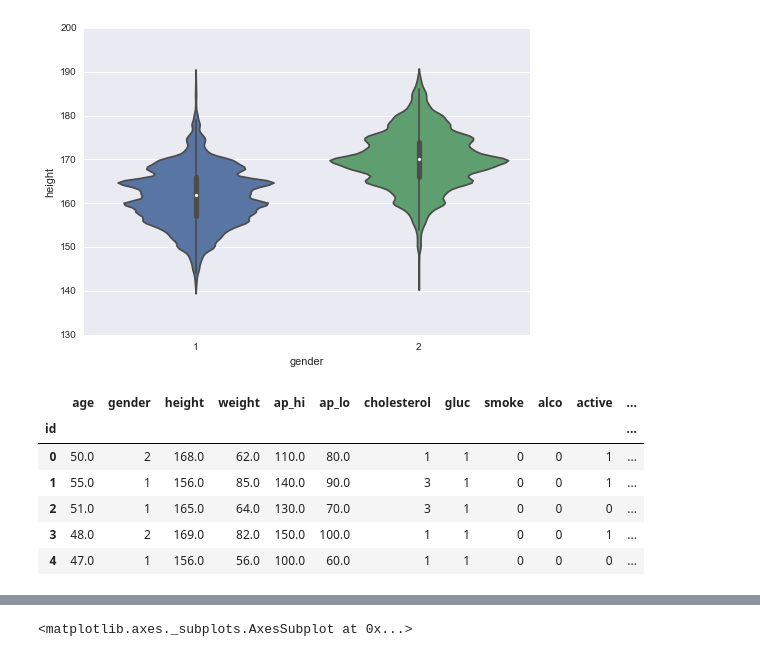
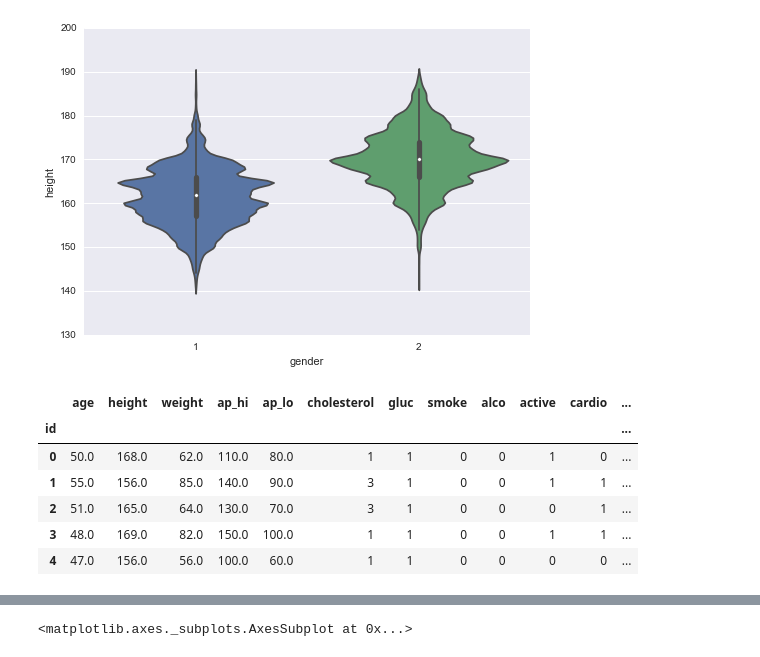
Before and after one commit to senior-sigan/ML_Competitions, a Jupyter notebook: mlbootcamp_health/Investigate.ipynb, the cells around one changed output, grey strips where cells are left out. Drawn from its saved outputs; the diff is of its cells as text; code cells hidden in the pictures.

```diff
--- a/mlbootcamp_health/Investigate.ipynb
+++ b/mlbootcamp_health/Investigate.ipynb
@@ -133,6 +133,8 @@ sns.violinplot(y='height', x='gender', data=data[(data['height'] < 190) & (data[
 # %%
 def prepare(df):
     df = df.copy()
+    df.replace('None', 0, inplace=True)
+    df[['age', 'ap_hi', 'ap_lo', 'height', 'weight', 'gender', 'active', 'alco', 'smoke']] = df[['age', 'ap_hi', 'ap_lo', 'height', 'weight', 'gender', 'active', 'alco', 'smoke']].apply(pd.to_numeric)
     df['age'] = df['age'] // 365.25
     df['ap_hi'] = np.abs(df['ap_hi'])
     df['ap_lo'] = np.abs(df['ap_lo'])
@@ -146,51 +148,53 @@ def prepare(df):
     df.loc[df['ap_lo'] <= 20, 'ap_lo'] *= 10
     df.loc[df['ap_lo'] < 1, 'ap_lo'] = 70
 
     index = (df['ap_lo'] > df['ap_hi'])
     ap_lo = df.loc[index, 'ap_lo']
     ap_hi = df.loc[index, 'ap_hi']
     df.loc[index, 'ap_hi'] = ap_lo
     df.loc[index, 'ap_lo'] = ap_hi
 
-    df['ap_delta'] = np.abs(df['ap_hi'] - df['ap_lo'])
-    df['ap_avg'] = (df['ap_hi'] + 2 * df['ap_lo']) / 3
+#     df['ap_delta'] = np.abs(df['ap_hi'] - df['ap_lo'])
+    df['ap_avg'] = np.round((df['ap_hi'] + 2 * df['ap_lo']) / 3)
     df.loc[df['height'] > 210, 'height'] -= 100
     df.loc[(df['height'] < 100) & (df['weight'] < 100), 'height'] += 100
 
     index = (df['height'] < 100) & (df['weight'] >= 100)
     h = df.loc[index, 'height']
     w = df.loc[index, 'weight']
     df.loc[index, 'height'] = w
     df.loc[index, 'weight'] = h
 
-    df['imt'] = df['weight'] / ((df['height'] / 100.0) ** 2)
+    df['imt'] = np.round(df['weight'] / ((df['height'] / 100.0) ** 2))
 
     df['4*ch+gl'] = 4 * df['cholesterol'] + df['gluc']
     df['w-h+100'] = df['weight'] - (df['height'] - 105)
 
-    #df = pd.get_dummies(df, columns=['gender', 'cholesterol', 'gluc'])
-    ch_labels = df.groupby(by='cholesterol')['ap_avg'].median()
-    df['cholesterol-ap_avg'] = df['cholesterol'].apply(lambda e: ch_labels[e])
+#     df = pd.get_dummies(df, columns=['gender', 'cholesterol', 'gluc'])
+#     ch_labels = df.groupby(by='cholesterol')['ap_avg'].median()
+#     df['cholesterol-ap_avg'] = df['cholesterol'].apply(lambda e: ch_labels[e])
 
-    alco_labels = df.groupby(by='alco')['ap_avg'].median()
-    df['alco-ap_avg'] = df['alco'].apply(lambda e: alco_labels[e])
+#     alco_labels = df.groupby(by='alco')['ap_avg'].median()
+#     df['alco-ap_avg'] = df['alco'].apply(lambda e: alco_labels[e])
 
-    smoke_labels = df.groupby(by='smoke')['ap_avg'].median()
-    df['smoke-ap_avg'] = df['smoke'].apply(lambda e: smoke_labels[e])
+#     smoke_labels = df.groupby(by='smoke')['ap_avg'].median()
+#     df['smoke-ap_avg'] = df['smoke'].apply(lambda e: smoke_labels[e])
 
-    return df#.drop(['smoke', 'alco', 'gender', 'cholesterol', 'height', 'weight'], axis=1)
+    df['imt*ap_avg'] = df['imt'] * df['ap_avg']
+#     df['(4*ch+gl)*ap_avg'] = df['4*ch+gl'] * df['ap_avg']
+    return df.drop(['gender'], axis=1)
 
 
 d = prepare(data)
 d.head()
 # %% [output]
-|  | age | gender | height | weight | ap_hi | ap_lo | cholesterol | gluc | smoke | alco | active | ... |
+|  | age | height | weight | ap_hi | ap_lo | cholesterol | gluc | smoke | alco | active | cardio | ... |
 | id |  |  |  |  |  |  |  |  |  |  |  | ... |
-| 0 | 50.0 | 2 | 168.0 | 62.0 | 110.0 | 80.0 | 1 | 1 | 0 | 0 | 1 | ... |
-| 1 | 55.0 | 1 | 156.0 | 85.0 | 140.0 | 90.0 | 3 | 1 | 0 | 0 | 1 | ... |
-| 2 | 51.0 | 1 | 165.0 | 64.0 | 130.0 | 70.0 | 3 | 1 | 0 | 0 | 0 | ... |
-| 3 | 48.0 | 2 | 169.0 | 82.0 | 150.0 | 100.0 | 1 | 1 | 0 | 0 | 1 | ... |
-| 4 | 47.0 | 1 | 156.0 | 56.0 | 100.0 | 60.0 | 1 | 1 | 0 | 0 | 0 | ... |
+| 0 | 50.0 | 168.0 | 62.0 | 110.0 | 80.0 | 1 | 1 | 0 | 0 | 1 | 0 | ... |
+| 1 | 55.0 | 156.0 | 85.0 | 140.0 | 90.0 | 3 | 1 | 0 | 0 | 1 | 1 | ... |
+| 2 | 51.0 | 165.0 | 64.0 | 130.0 | 70.0 | 3 | 1 | 0 | 0 | 0 | 1 | ... |
+| 3 | 48.0 | 169.0 | 82.0 | 150.0 | 100.0 | 1 | 1 | 0 | 0 | 1 | 1 | ... |
+| 4 | 47.0 | 156.0 | 56.0 | 100.0 | 60.0 | 1 | 1 | 0 | 0 | 0 | 0 | ... |
 # %%
 d.describe()
 # %% [output]
```
Also changed, not shown: parts of 18 cells of this notebook, 4 other files.
